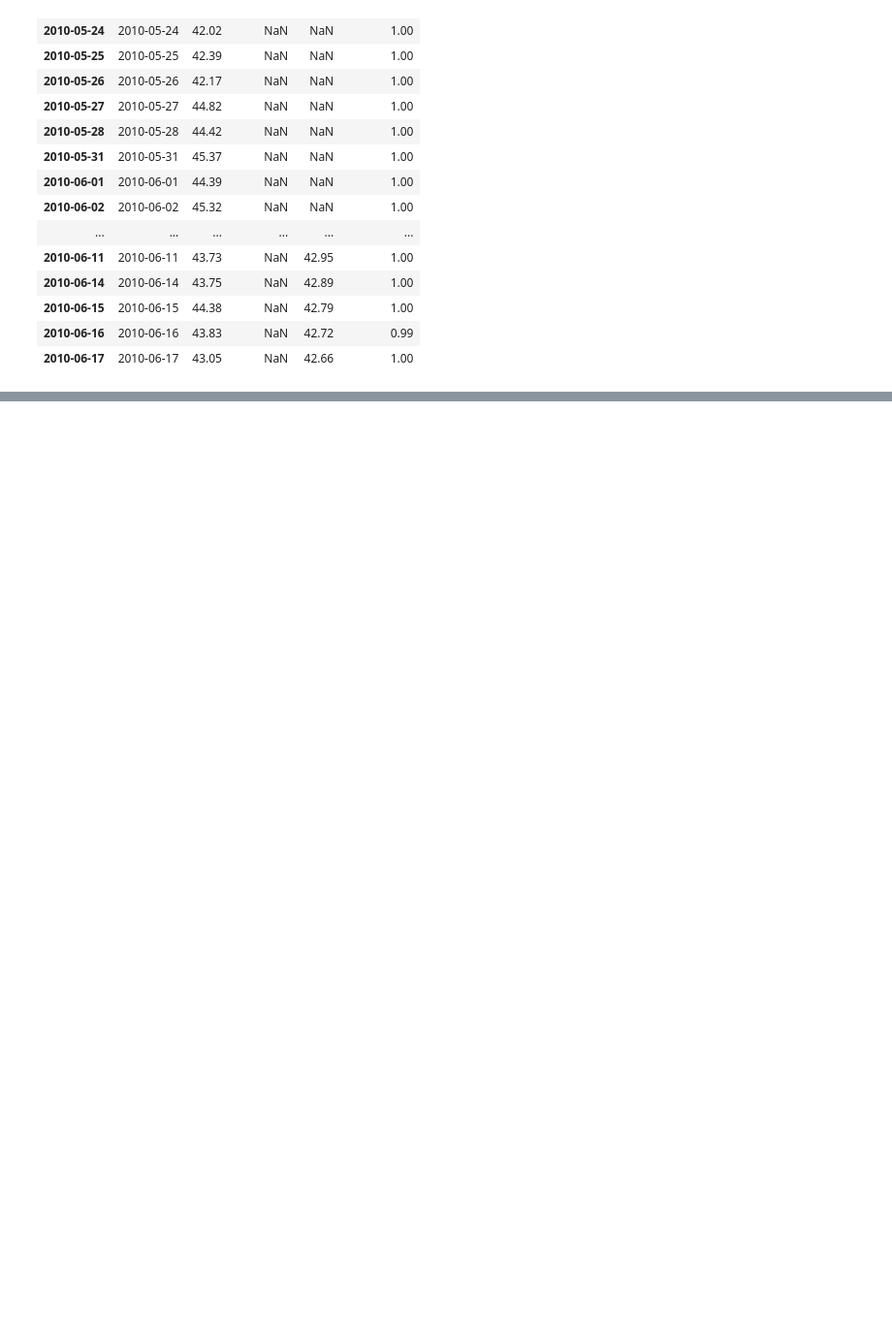
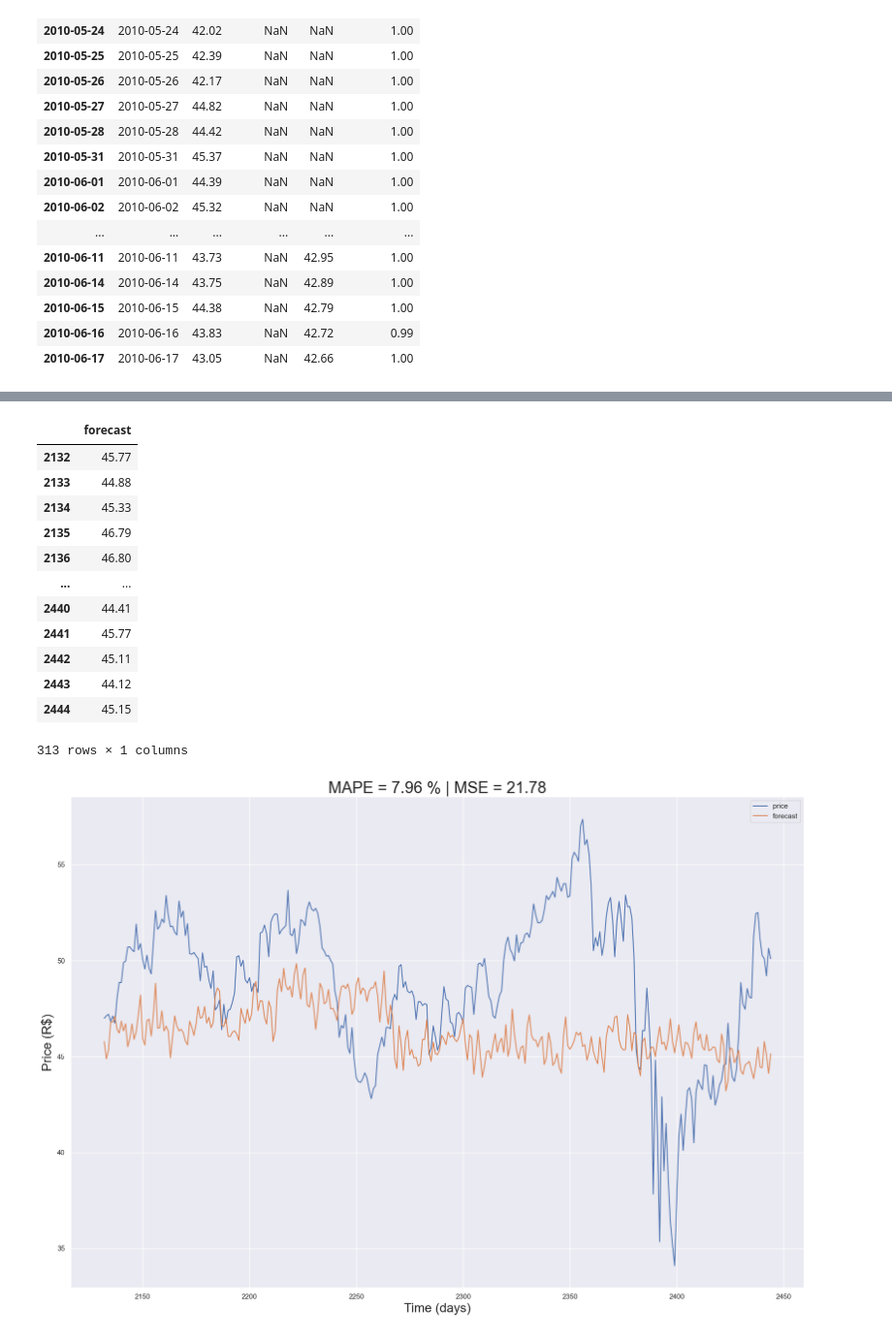
Before and after one commit to shubham8all/Time-Series-Data-Forecasting---StockMarket, a Jupyter notebook: notebooks/Preprocessing and Data Exploration.ipynb, the cells around one changed output, grey strips where cells are left out. Shown at 97% size. Cells and saved outputs as stored; diff of their text form; code cells hidden in the pictures; blank space fills up the shorter version.

```diff
--- a/notebooks/Preprocessing and Data Exploration.ipynb
+++ b/notebooks/Preprocessing and Data Exploration.ipynb
@@ -669,0 +932,17 @@ ValueError: Length of values (2465) does not match length of index (2495)
+# %%
+show_result_model(df_test=df_test, y_forecast=y_ar_forecast, model_name='ar_model', dict_results=dict_results)
+# %% [output]
+|  | forecast |
+| 2132 | 45.77 |
+| 2133 | 44.88 |
+| 2134 | 45.33 |
+| 2135 | 46.79 |
+| 2136 | 46.80 |
+| ... | ... |
+| 2440 | 44.41 |
+| 2441 | 45.77 |
+| 2442 | 45.11 |
+| 2443 | 44.12 |
+| 2444 | 45.15 |
+313 rows × 1 columns
+[figure, added]
```
Also changed, not shown: parts of 54 cells of this notebook.
